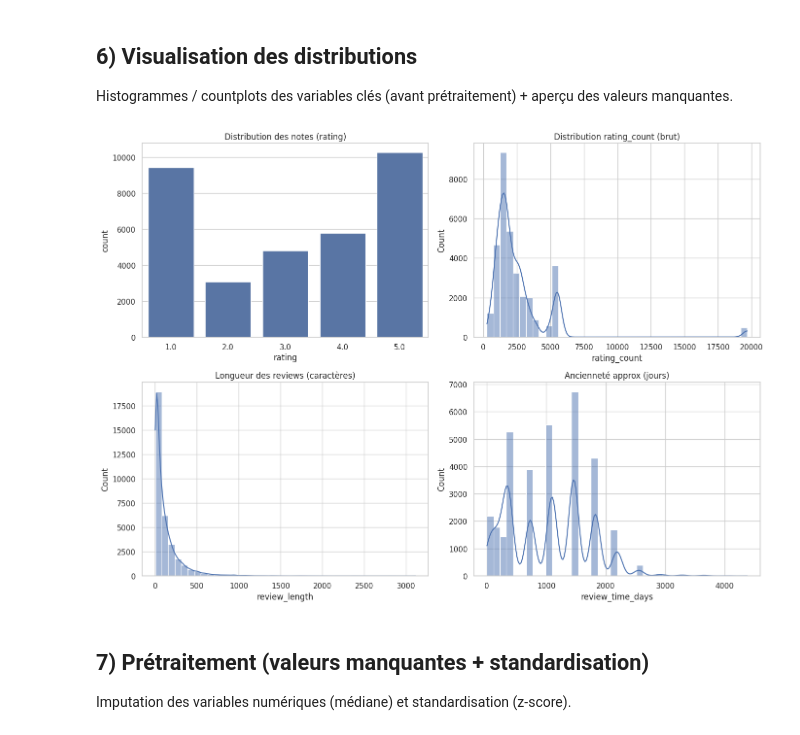
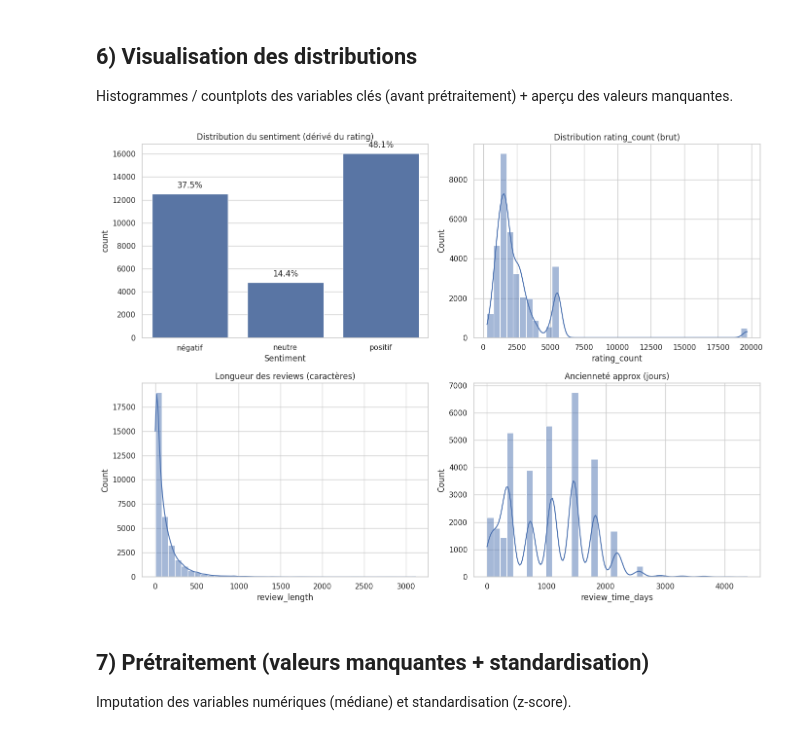
Before and after one commit to F1N3X/intelligent-customer-review-analysis, a Jupyter notebook: main.ipynb, the cells around one changed output. Cells and saved outputs as stored; diff of their text form; code cells hidden in the pictures.

```diff
--- a/main.ipynb
+++ b/main.ipynb
@@ -266,36 +562,49 @@ Histogrammes / countplots des variables clés (avant prétraitement) + aperçu d
 # %%
 # Visualisation des distributions (AVANT prétraitement)
 fig, axes = plt.subplots(2, 2, figsize=(14, 10))
 axes = axes.ravel()
 
-if 'rating' in df.columns:
-    sns.countplot(x='rating', data=df, ax=axes[0])
-    axes[0].set_title('Distribution des notes (rating)')
+# 1) Distribution du sentiment (dérivé du rating)
+if 'sentiment' in df.columns:
+    sentiment_order = ['négatif', 'neutre', 'positif']
+    sns.countplot(x='sentiment', data=df, order=sentiment_order, ax=axes[0])
+    axes[0].set_title('Distribution du sentiment (dérivé du rating)')
+    axes[0].set_xlabel('Sentiment')
+
+    # Ajouter les pourcentages
+    total = len(df['sentiment'].dropna())
+    for p in axes[0].patches:
+        height = p.get_height()
+        axes[0].text(p.get_x() + p.get_width()/2., height + total*0.01,
+                    f'{height/total*100:.1f}%', ha='center', va='bottom')
 else:
     axes[0].axis('off')
 
+# 2) Distribution du rating_count
 if 'rating_count' in df.columns:
     sns.histplot(df['rating_count'].dropna(), bins=40, kde=True, ax=axes[1])
     axes[1].set_title('Distribution rating_count (brut)')
 else:
     axes[1].axis('off')
 
+# 3) Longueur des reviews
 if 'review_length' in df.columns:
     sns.histplot(df['review_length'].dropna(), bins=40, kde=True, ax=axes[2])
     axes[2].set_title('Longueur des reviews (caractères)')
 else:
     axes[2].axis('off')
 
+# 4) Ancienneté des reviews
 if 'review_time_days' in df.columns:
     sns.histplot(df['review_time_days'].dropna(), bins=40, kde=True, ax=axes[3])
     axes[3].set_title('Ancienneté approx (jours)')
 else:
     axes[3].axis('off')
 
 plt.tight_layout()
 plt.show()
 # %% [output]
-[figure, old version]
+[figure, new version]
 # %% [markdown]
 ## 7) Prétraitement (valeurs manquantes + standardisation)
 Imputation des variables numériques (médiane) et standardisation (z-score).
```
Also changed, not shown: parts of 1 cell of this notebook.
